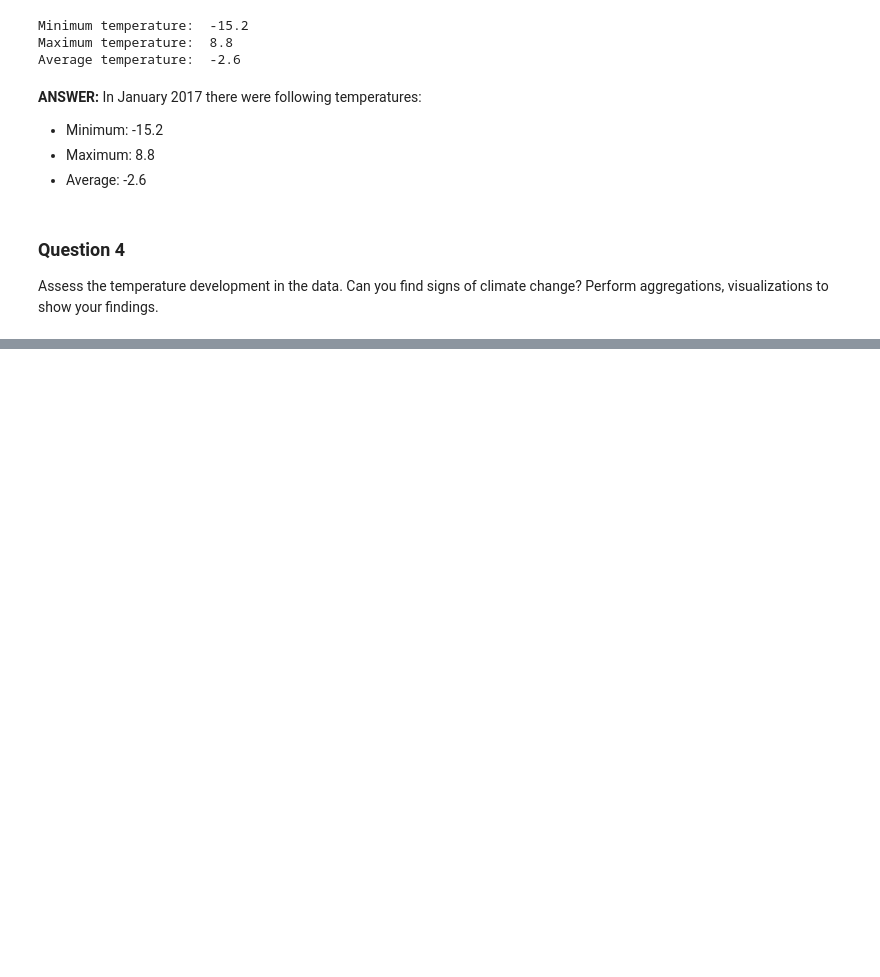
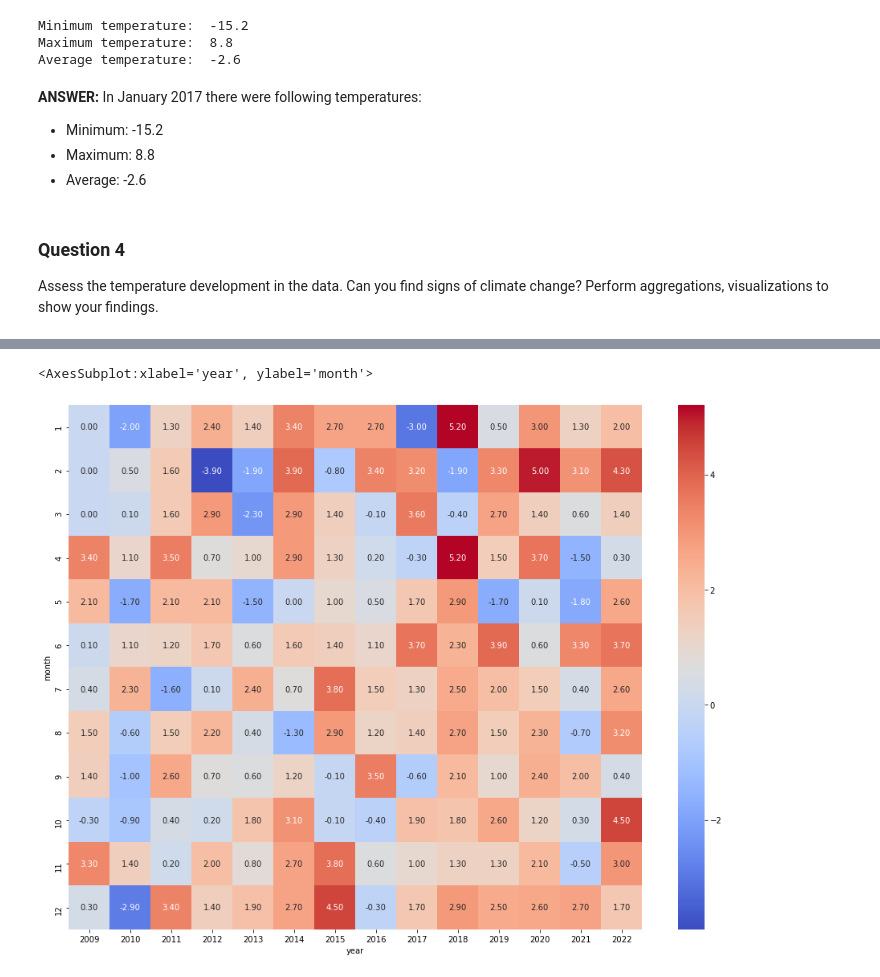
Before and after one commit to wojciechkarcz/SQL_Python_coding_challenge, a Jupyter notebook: part2_python.ipynb, the cells around one changed output, grey strips where cells are left out. Saved outputs shown, nothing was run; the diff lists cells and outputs as text; code cells hidden in the pictures; blank space fills up the shorter version.

```diff
--- a/part2_python.ipynb
+++ b/part2_python.ipynb
@@ -288,0 +375,5 @@ df_monthly_mean['temp'].plot()
+# %%
+stuttgart_data = stuttgart_data[['MESS_DATUM', ' TMK']]
+stuttgart_data = stuttgart_data.rename(columns={'MESS_DATUM':'date_time', ' TMK':'temp'})
+stuttgart_data['date_time'] = pd.to_datetime(stuttgart_data['date_time'], format='%Y%m%d')
+stuttgart_data = stuttgart_data.set_index('date_time')
@@ -288,0 +397,4 @@ df_monthly_mean['temp'].plot()
+# %%
+stuttgart_data = stuttgart_data.loc[(stuttgart_data.index.year >= 1980) & (stuttgart_data.index.year <= 2010)]
+stuttgart_data_mean = stuttgart_data.groupby(stuttgart_data.index.month)['temp'].mean()
+stuttgart_data_mean
@@ -288,0 +416,6 @@ df_monthly_mean['temp'].plot()
+# %%
+heatmap = pd.Series(dtype='float64')
+
+for i in range(1,13):
+    temp = round(df_monthly_mean['temp'].loc[df_monthly_mean.index.month == i] - stuttgart_data_mean[i],1)
+    heatmap = pd.concat([temp, heatmap])
@@ -288,0 +447,6 @@ df_monthly_mean['temp'].plot()
+# %%
+heatmap = heatmap.groupby([heatmap.index.year,heatmap.index.month]).mean().reset_index()
+heatmap = heatmap.rename(columns={'level_0':'year','level_1':'month',0:'delta'})
+heatmap = heatmap.pivot(index='month', columns='year', values='delta')
+heatmap = heatmap.fillna(0)
+heatmap
@@ -288,0 +468,6 @@ df_monthly_mean['temp'].plot()
+# %%
+plt.figure(figsize=(16,12))
+sns.heatmap(heatmap, annot=True, fmt=".2f", cmap='coolwarm')
+# %% [output]
+<AxesSubplot:xlabel='year', ylabel='month'>
+[figure, added]
```
Also changed, not shown: parts of 19 cells of this notebook.
